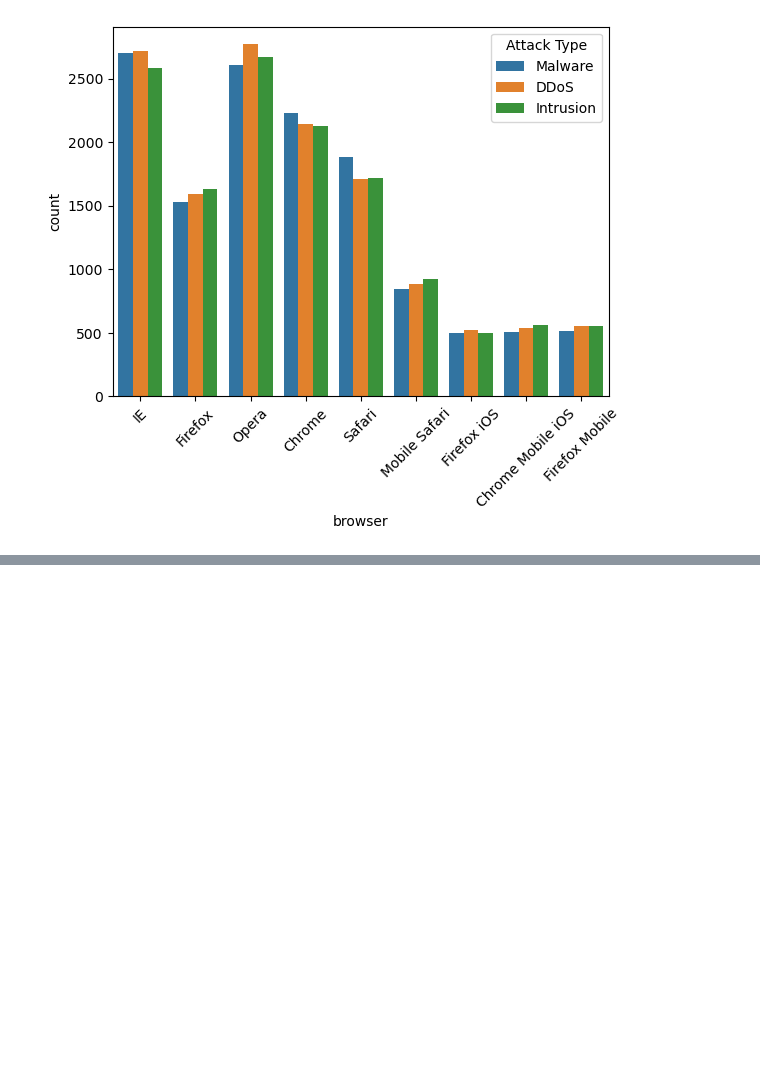
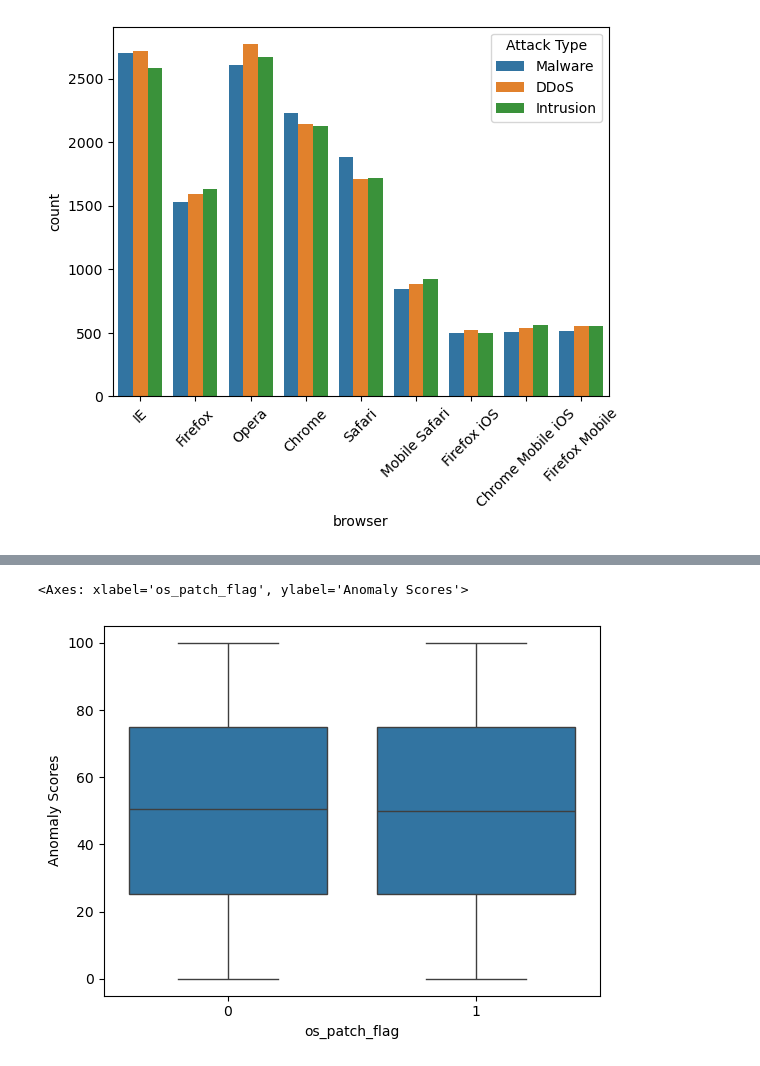
Before and after one commit to sanchk2307/cybersecurity_attacks, a Jupyter notebook: EDA.ipynb, the cells around one changed output, grey strips where cells are left out. Cells and saved outputs as stored; diff of their text form; code cells hidden in the pictures; blank space fills up the shorter version.

```diff
--- a/EDA.ipynb
+++ b/EDA.ipynb
@@ -425,0 +464,5 @@ plt.xticks(rotation=45)
+# %%
+sns.boxplot(x="os_patch_flag", y="Anomaly Scores", data=df)
+# %% [output]
+<Axes: xlabel='os_patch_flag', ylabel='Anomaly Scores'>
+[figure, added]
```
Also changed, not shown: parts of 16 cells of this notebook.
